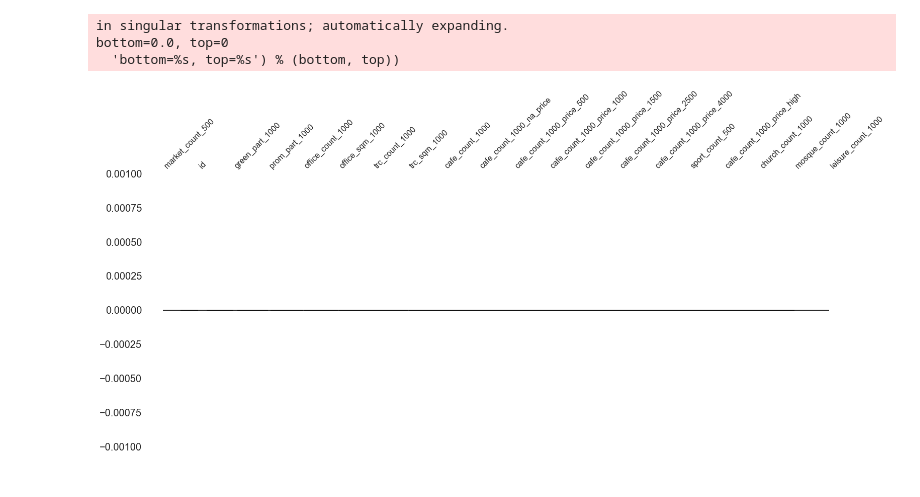
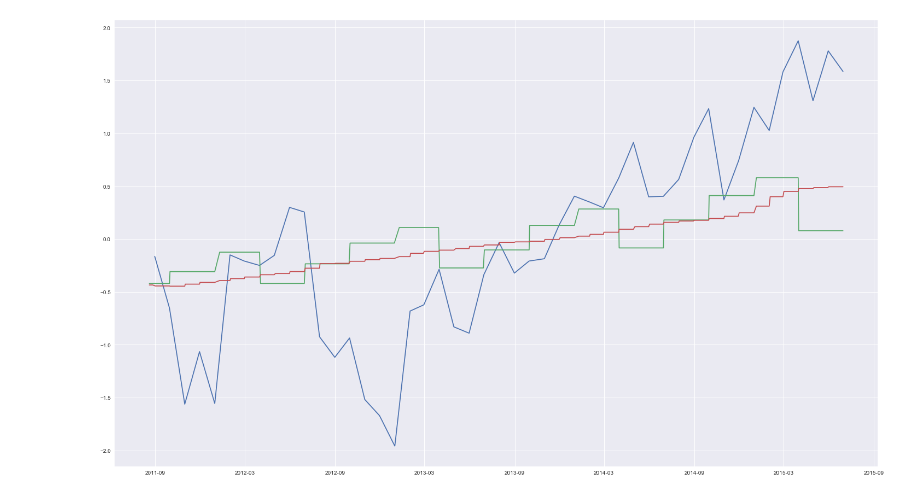
Before and after one commit to nycdatasci/bootcamp009_project, a Jupyter notebook: Project3-MachineLearning/romi_reza_sean_pradeep_andrew/reza_eda.ipynb, the cells around one changed output. Cells and saved outputs as stored; diff of their text form; code cells hidden in the pictures.

```diff
--- a/Project3-MachineLearning/romi_reza_sean_pradeep_andrew/reza_eda.ipynb
+++ b/Project3-MachineLearning/romi_reza_sean_pradeep_andrew/reza_eda.ipynb
@@ -9,21 +9,28 @@ from sklearn.decomposition import PCA
 from sklearn.metrics import matthews_corrcoef
 from sklearn.preprocessing import StandardScaler
 from sklearn import svm
-
+import missingno as msno
+import statsmodels.api as sm
+import statsmodels.formula.api as smf
 
 %matplotlib inline
 
+colors = sns.crayon_palette(['Tickle Me Pink', 'Atomic Tangerine', 'Fuzzy Wuzzy'])
+
 # load dataset
-train = pd.read_csv('./Sberbank/train.csv')
-test = pd.read_csv('./Sberbank/test.csv')
-macro = pd.read_csv('./Sberbank/macro.csv')
-
-train_no_str = train.select_dtypes(exclude=['object'])
-test_no_str = test.select_dtypes(exclude=['object'])
+train_df = pd.read_csv("./Sberbank/train.csv", parse_dates=['timestamp'], index_col=False)
+test_df = pd.read_csv("./Sberbank/test.csv", parse_dates=['timestamp'], index_col=False)
+macro_df = pd.read_csv("./Sberbank/macro.csv", parse_dates=['timestamp'], index_col=False)
+train_df = pd.merge(train_df, macro_df, how='left', on='timestamp')
+test_df = pd.merge(test_df, macro_df, how='left', on='timestamp')
 
 
+train_df['month'] = train_df['timestamp'].dt.month
+train_df['day'] = train_df['timestamp'].dt.day
+train_df['year'] = train_df['timestamp'].dt.year
+
 # Outliers/Transformations
-Y_train = pd.DataFrame(np.log1p(train['price_doc']).values)
-X_train = pd.DataFrame(train.loc[:, train.columns != 'price_doc'].values)
-X_test = test.values
+Y_train = pd.DataFrame(train_df['price_doc']).values
+X_train = pd.DataFrame(train_df.loc[:, train_df.columns != 'price_doc'].values)
+# X_test = test.values
 # %%
@@ -46,7 +40,0 @@ msno.missingno.matrix(train.loc[:, features[0:20]])
-# %%
-msno.missingno.dendrogram(train.loc[:, features[0:20]])
-# %% [output]
-in singular transformations; automatically expanding.
-bottom=0.0, top=0
-  'bottom=%s, top=%s') % (bottom, top))
-[figure, removed]
@@ -52,0 +44,18 @@ bottom=0.0, top=0
+# %%
+price_per_day = train_df.loc[:, ['timestamp','price_doc']].groupby('timestamp').mean()
+price_per_day = (price_per_day - price_per_day.mean()) / (price_per_day.max() - price_per_day.min())
+gdp_day = train_df.loc[:, ['timestamp','gdp_quart']].groupby('timestamp').mean()
+gdp_day = (gdp_day - gdp_day.mean()) / (gdp_day.max() - gdp_day.min())
+cpi = train_df.loc[:, ['timestamp','cpi']].groupby('timestamp').mean()
+cpi = (cpi - cpi.mean()) / (cpi.max() - cpi.min())
+
+
+
+
+plt.figure(figsize=(25, 15))
+plt.plot(price_per_day.resample('M').sum())
+plt.plot(gdp_day)
+plt.plot(np.log1p(cpi))
+plt.show()
+# %% [output]
+[figure, added]
```
Also changed, not shown: parts of 17 cells of this notebook.
